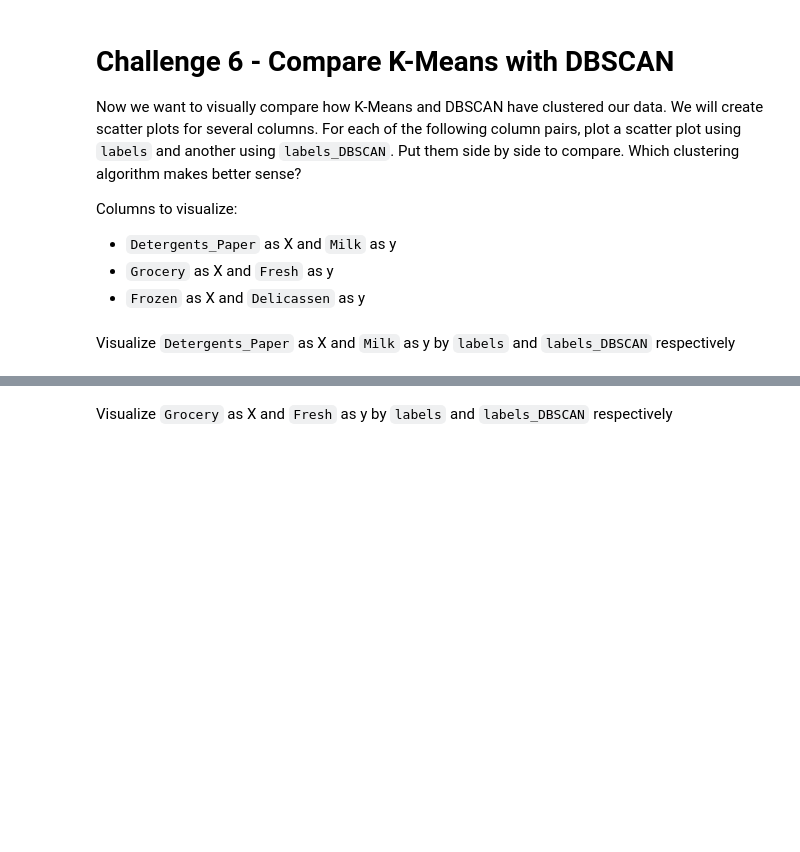
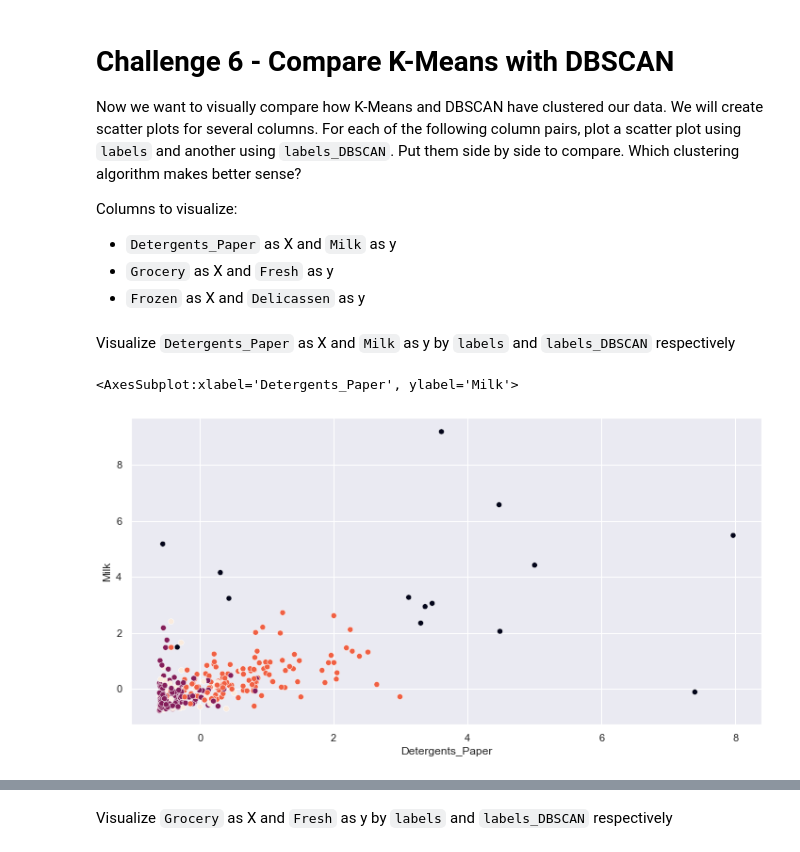
Before and after one commit to Ironhack-Data-Madrid-Marzo-2022/7.4-lab-unsupervised-learning, a Jupyter notebook: your-code/main.ipynb, the cells around one changed output, grey strips where cells are left out. Saved outputs shown, nothing was run; the diff lists cells and outputs as text; code cells hidden in the pictures; blank space fills up the shorter version.

```diff
--- a/your-code/main.ipynb
+++ b/your-code/main.ipynb
@@ -91,3 +134,10 @@ Diverse value ranges in different features could cause issues in our clustering.
 from sklearn.preprocessing import StandardScaler
 
 # Your code here:
+scaler = StandardScaler()
+# %%
+customers_scale = scaler.fit_transform(customers)
+
+customers_scale=pd.DataFrame(customers_scale, columns= customers.columns)
+
+customers_scale.head()
@@ -99,6 +156,9 @@ Now let's cluster the data with K-Means first. Initiate the K-Means model, then
 from sklearn.cluster import KMeans
 
 # Your code here:
+customerskmeans=KMeans(n_clusters=4).fit(customers_scale)
+
+customers_scale['labels']=customerskmeans.labels_
 # %% [markdown]
 Count the values in `labels`.
 # %%
@@ -110,6 +173,10 @@ Now let's cluster the data using DBSCAN. Use `DBSCAN(eps=0.5)` to initiate the m
 # %%
 # Your code here
 from sklearn.cluster import DBSCAN
+
+dbscan = DBSCAN(eps=0.5).fit(customers)
+
+customers_scale['labels_DBSCAN']= dbscan.labels_
 # %% [markdown]
 Count the values in `labels_DBSCAN`.
 # %%
@@ -130,0 +199,6 @@ Visualize `Detergents_Paper` as X and `Milk` as y by `labels` and `labels_DBSCAN
+# %%
+# Your code here:
+sns.scatterplot(x=customers_scale.Detergents_Paper, y=customers_scale.Milk, c=customers_scale.labels)
+# %% [output]
+<AxesSubplot:xlabel='Detergents_Paper', ylabel='Milk'>
+[figure, added]
```
Also changed, not shown: parts of 27 cells of this notebook.
